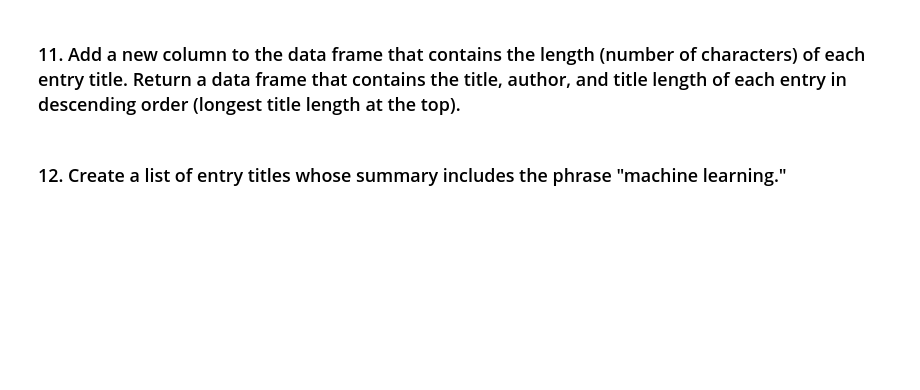
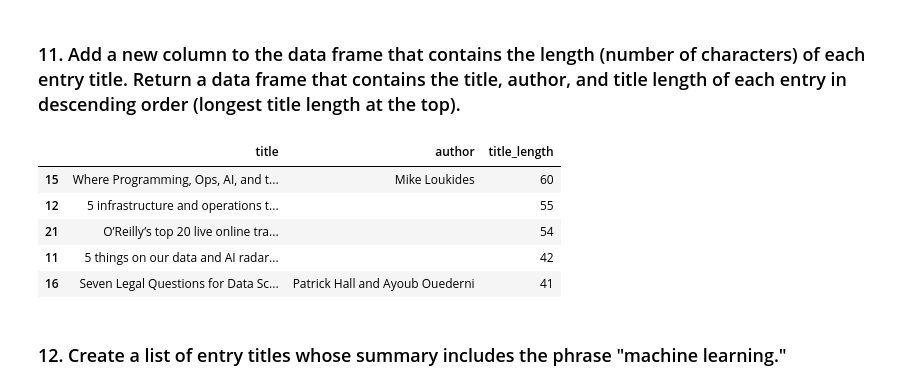
Before and after one commit to Ironhack-Data-Madrid-Abril-2021/lab_rss, a Jupyter notebook: your-code/lab_rss[ATEFEHHEZAVEHEI].ipynb, the cells around one changed output. Saved outputs shown, nothing was run; the diff lists cells and outputs as text; code cells hidden in the pictures; blank space fills up the shorter version.

```diff
--- a/your-code/lab_rss[ATEFEHHEZAVEHEI].ipynb
+++ b/your-code/lab_rss[ATEFEHHEZAVEHEI].ipynb
@@ -33,4 +123,14 @@ import pandas as pd
 # %% [markdown]
 ### 11. Add a new column to the data frame that contains the length (number of characters) of each entry title. Return a data frame that contains the title, author, and title length of each entry in descending order (longest title length at the top).
+# %%
+df['title_length'] = df['title'].apply(len)
+df[['title', 'author', 'title_length']].sort_values('title_length', ascending=False).head()
+# %% [output]
+|  | title | author | title_length |
+| 15 | Where Programming, Ops, AI, and t... | Mike Loukides | 60 |
+| 12 | 5 infrastructure and operations t... |  | 55 |
+| 21 | O’Reilly’s top 20 live online tra... |  | 54 |
+| 11 | 5 things on our data and AI radar... |  | 42 |
+| 16 | Seven Legal Questions for Data Sc... | Patrick Hall and Ayoub Ouederni | 41 |
 # %% [markdown]
 ### 12. Create a list of entry titles whose summary includes the phrase "machine learning."
```
Also changed, not shown: parts of 15 cells of this notebook, 1 other file.
